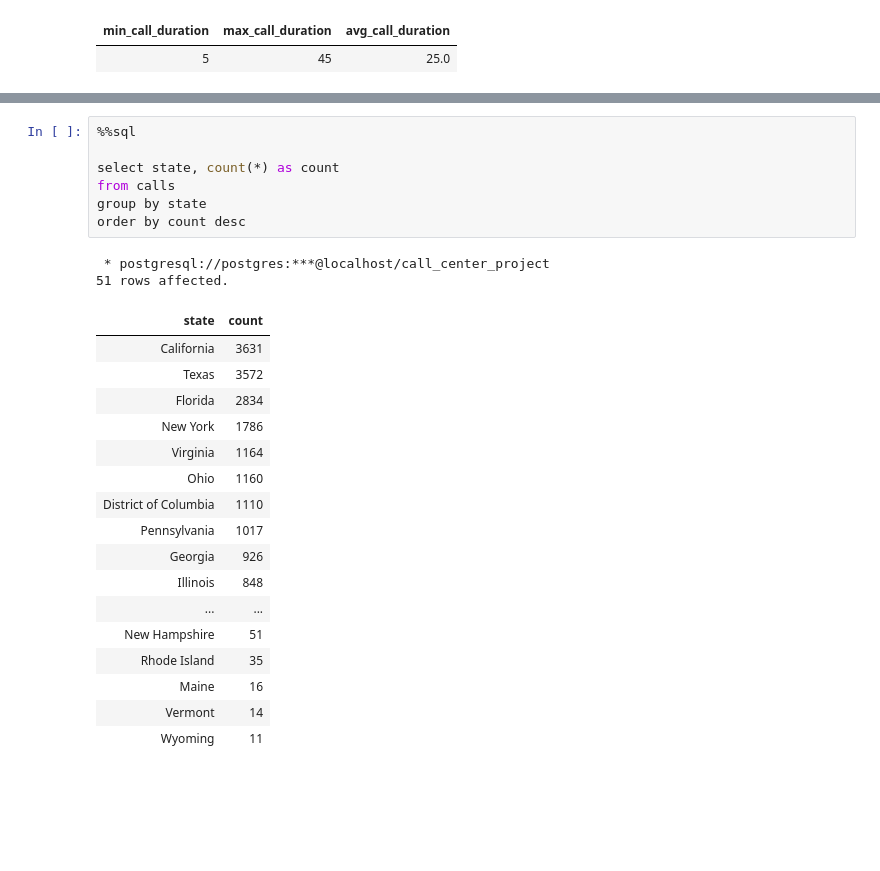
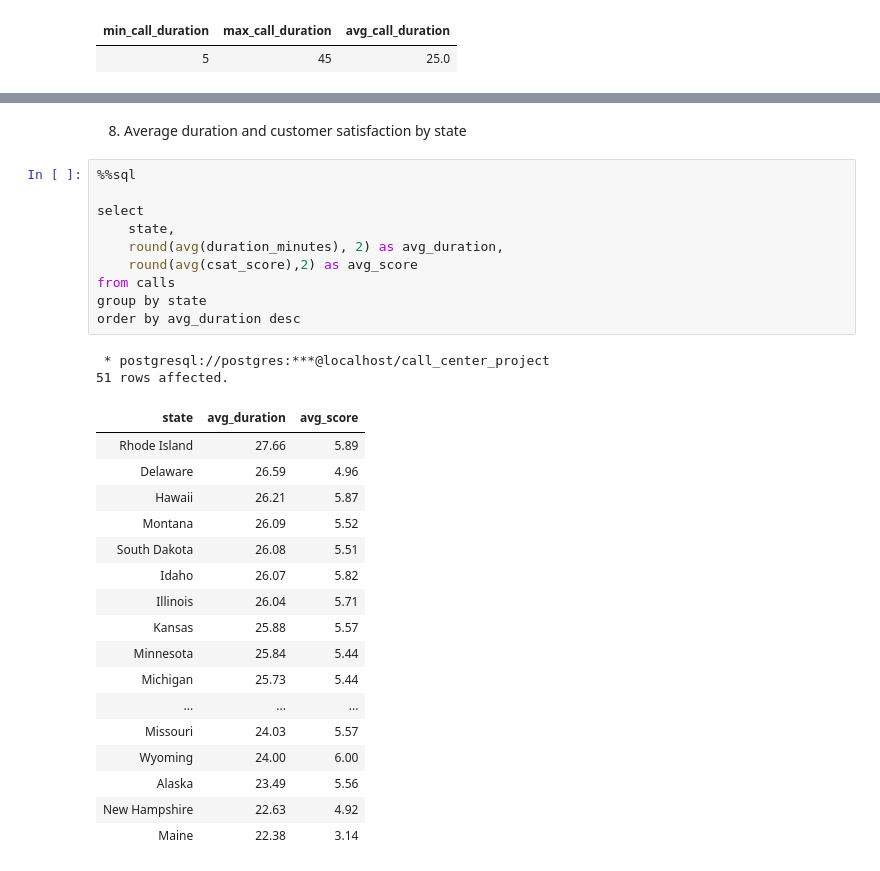
Before and after one commit to mary-zh555/CallCenterProject, a Jupyter notebook: eda.ipynb, the cells around one changed output, grey strips where cells are left out. Saved outputs shown, nothing was run; the diff lists cells and outputs as text; blank space fills up the shorter version.

```diff
--- a/eda.ipynb
+++ b/eda.ipynb
@@ -333,27 +343,32 @@ order by avg_duration desc
+# %% [markdown]
+8. Average duration and customer satisfaction by state
 # %%
 %%sql
 
-select state, count(*) as count
+select
+    state,
+    round(avg(duration_minutes), 2) as avg_duration,
+    round(avg(csat_score),2) as avg_score
 from calls
 group by state
-order by count desc
+order by avg_duration desc
 # %% [output]
  * postgresql://postgres:***@localhost/call_center_project
 51 rows affected.
-| state | count |
-| California | 3631 |
-| Texas | 3572 |
-| Florida | 2834 |
-| New York | 1786 |
-| Virginia | 1164 |
-| Ohio | 1160 |
-| District of Columbia | 1110 |
-| Pennsylvania | 1017 |
-| Georgia | 926 |
-| Illinois | 848 |
-| ... | ... |
-| New Hampshire | 51 |
-| Rhode Island | 35 |
-| Maine | 16 |
-| Vermont | 14 |
-| Wyoming | 11 |
+| state | avg_duration | avg_score |
+| Rhode Island | 27.66 | 5.89 |
+| Delaware | 26.59 | 4.96 |
+| Hawaii | 26.21 | 5.87 |
+| Montana | 26.09 | 5.52 |
+| South Dakota | 26.08 | 5.51 |
+| Idaho | 26.07 | 5.82 |
+| Illinois | 26.04 | 5.71 |
+| Kansas | 25.88 | 5.57 |
+| Minnesota | 25.84 | 5.44 |
+| Michigan | 25.73 | 5.44 |
+| ... | ... | ... |
+| Missouri | 24.03 | 5.57 |
+| Wyoming | 24.00 | 6.00 |
+| Alaska | 23.49 | 5.56 |
+| New Hampshire | 22.63 | 4.92 |
+| Maine | 22.38 | 3.14 |
```
Also changed, not shown: parts of 15 cells of this notebook.
